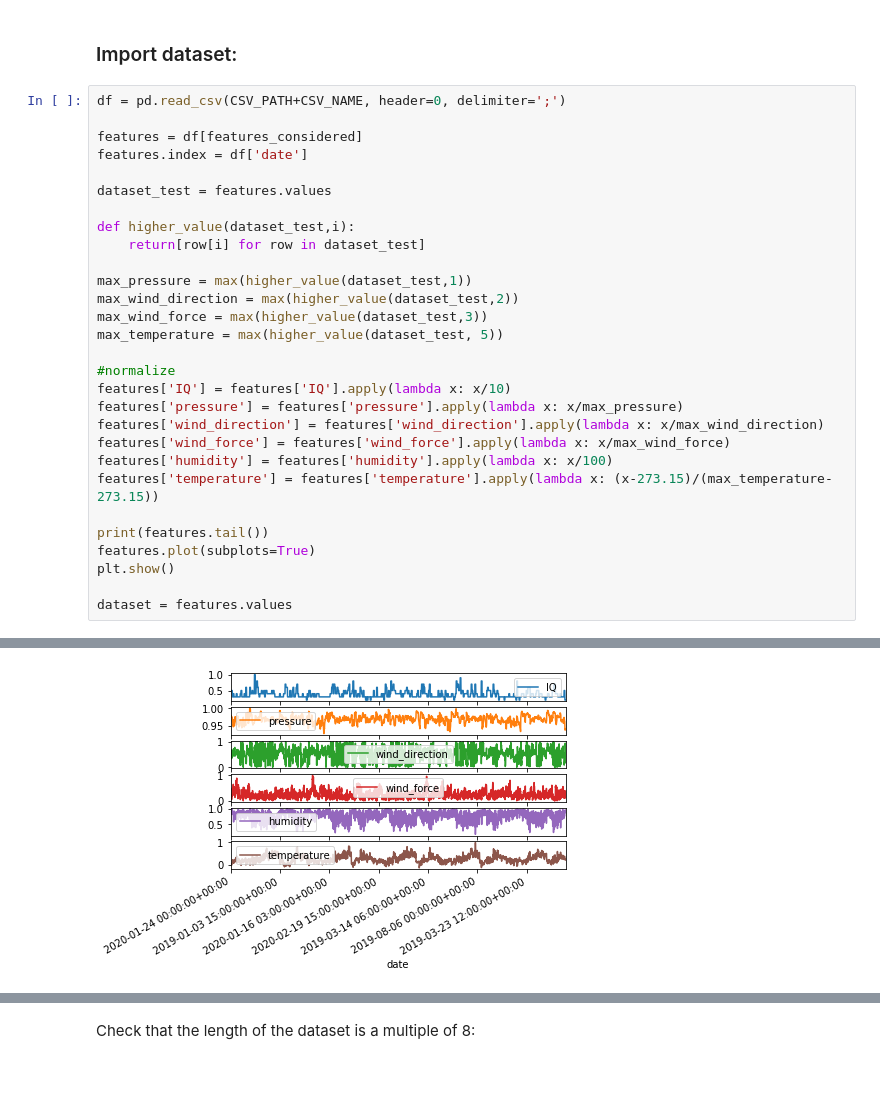
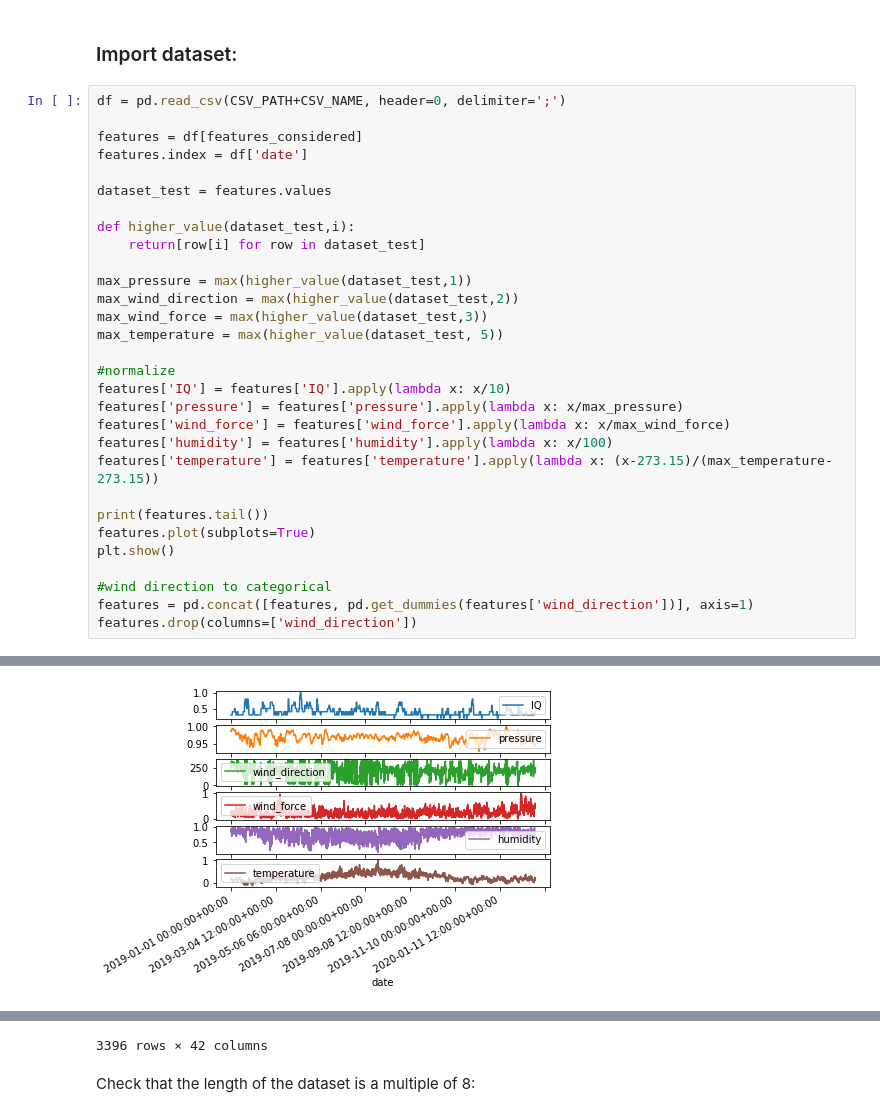
Before and after one commit to AlexandreVerept/AirIQ2, a Jupyter notebook: 0_ResearchWork/4_SecondModel/SecondModel_Maxime.ipynb, the cells around one changed output, grey strips where cells are left out. Drawn from its saved outputs; the diff is of its cells as text; blank space fills up the shorter version.

Commit message:
Premier test avec Dataset complet

```diff
--- a/0_ResearchWork/4_SecondModel/SecondModel_Maxime.ipynb
+++ b/0_ResearchWork/4_SecondModel/SecondModel_Maxime.ipynb
@@ -58,7 +59,6 @@ max_temperature = max(higher_value(dataset_test, 5))
 #normalize
 features['IQ'] = features['IQ'].apply(lambda x: x/10)
 features['pressure'] = features['pressure'].apply(lambda x: x/max_pressure)
-features['wind_direction'] = features['wind_direction'].apply(lambda x: x/max_wind_direction)
 features['wind_force'] = features['wind_force'].apply(lambda x: x/max_wind_force)
 features['humidity'] = features['humidity'].apply(lambda x: x/100)
 features['temperature'] = features['temperature'].apply(lambda x: (x-273.15)/(max_temperature-273.15))
@@ -67,7 +67,9 @@ print(features.tail())
 features.plot(subplots=True)
 plt.show()
 
-dataset = features.values
+#wind direction to categorical
+features = pd.concat([features, pd.get_dummies(features['wind_direction'])], axis=1)
+features.drop(columns=['wind_direction'])
 # %% [output]
 A value is trying to be set on a copy of a slice from a DataFrame.
 Try using .loc[row_indexer,col_indexer] = value instead
@@ -104 +109 @@ date
-[figure, old version]
+[figure, new version]
@@ -105,3 +123,4 @@ date
+3396 rows × 42 columns
 # %% [markdown]
 Check that the length of the dataset is a multiple of 8:
 # %% [markdown]
```
Also changed, not shown: parts of 6 cells of this notebook, 1 other file.
